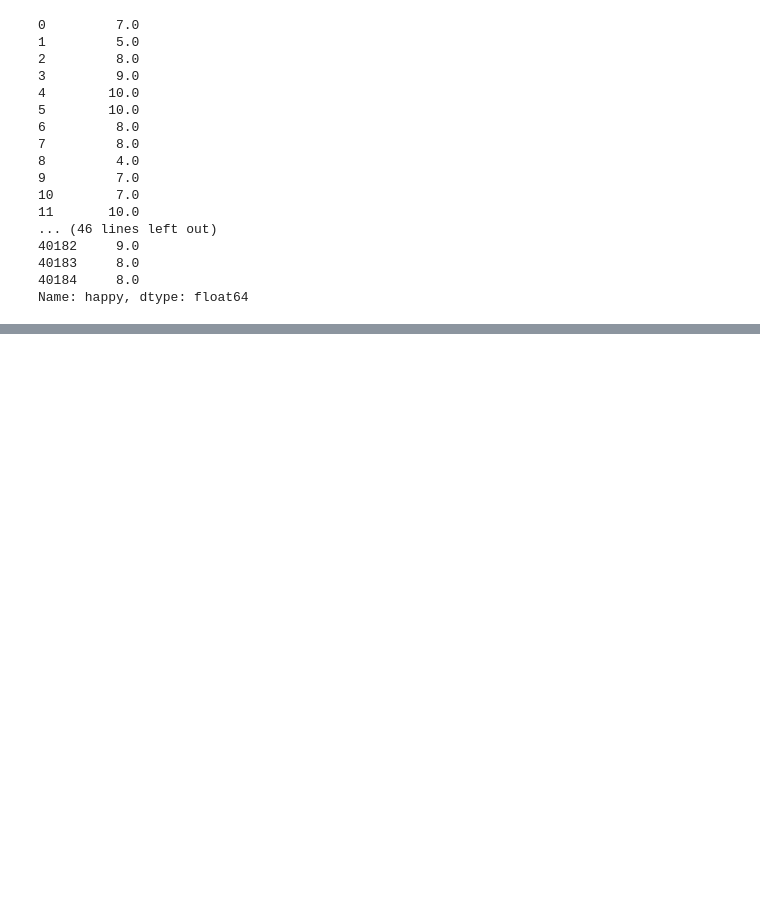
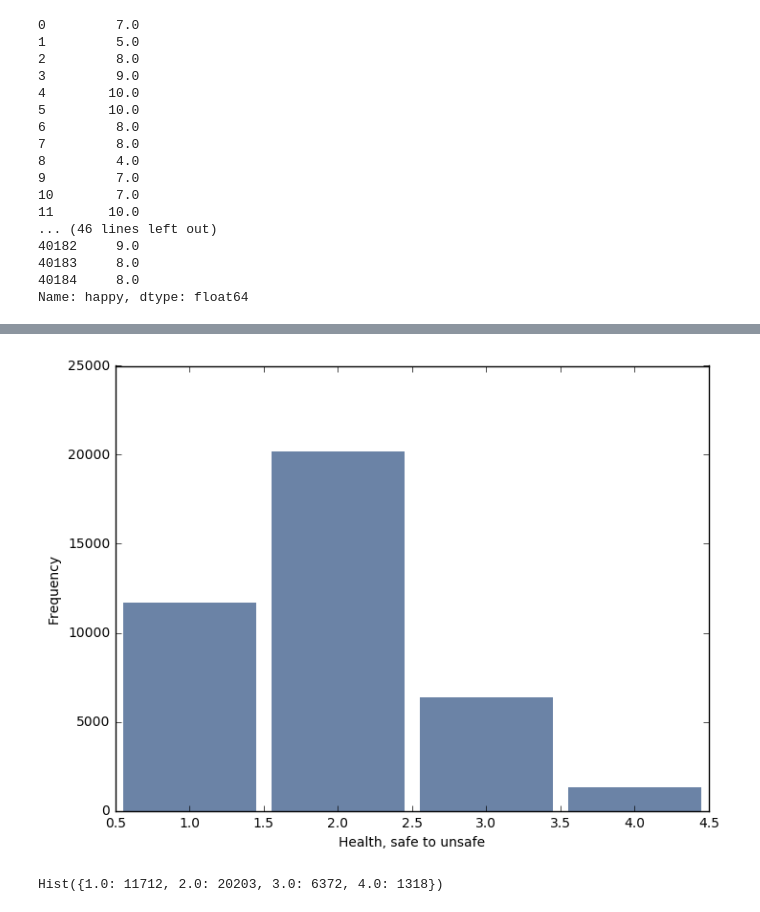
Before and after one commit to apurvaraman/DataScienceReport1, a Jupyter notebook: Report1.ipynb, the cells around one changed output, grey strips where cells are left out. Saved outputs shown, nothing was run; the diff lists cells and outputs as text; code cells hidden in the pictures; blank space fills up the shorter version.

```diff
--- a/Report1.ipynb
+++ b/Report1.ipynb
@@ -136,0 +93,5 @@ thinkplot.Show(xlabel='Importance of traditions(high to low)', ylabel='frequency
+# %%
+OurPlot(ess.aesfdrk, 4, 'Health, safe to unsafe')
+# %% [output]
+[figure, added]
+Hist({1.0: 11712, 2.0: 20203, 3.0: 6372, 4.0: 1318})
```
Also changed, not shown: parts of 24 cells of this notebook.
